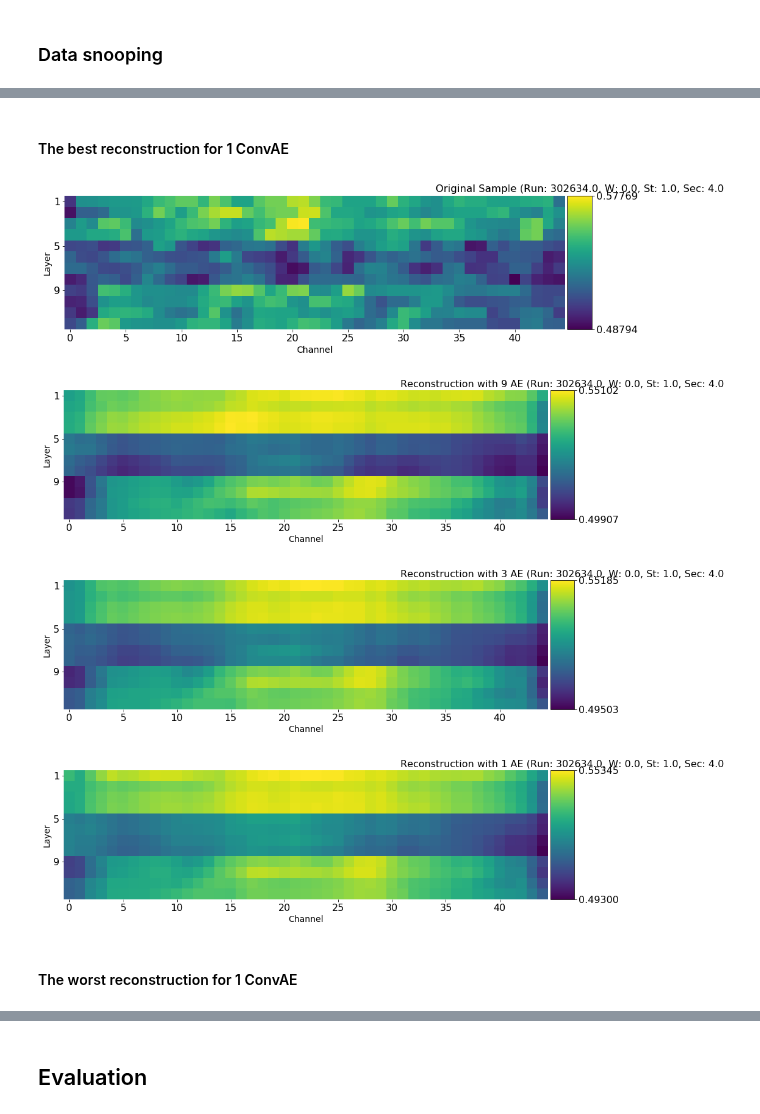
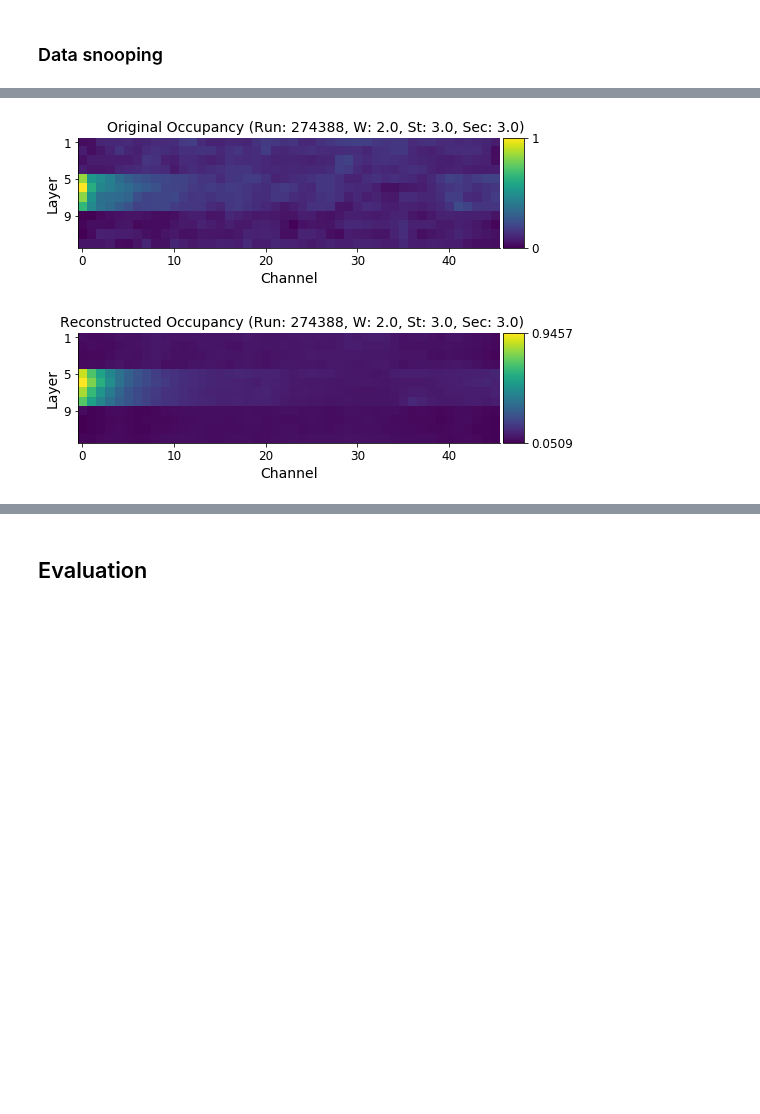
Before and after one commit to jang00777/DT-Digi-Occupancy, a Jupyter notebook: notebooks/autoencoders.ipynb, the cells around one changed output, grey strips where cells are left out. Drawn from its saved outputs; the diff is of its cells as text; code cells hidden in the pictures; blank space fills up the shorter version.

```diff
--- a/notebooks/autoencoders.ipynb
+++ b/notebooks/autoencoders.ipynb
@@ -667,2 +576,24 @@ Training for wheel -1 and 1 and station 3 with 644 samples.
+# %%
+autoencoders = ["Bottleneck", "Convolution", "Sparse", "Denoising"]
+# %%
+for name in autoencoders:
+    autoencoder = load_model("../model_keras/%s.h5" % name)
+
+    score = "score_%s" % name
+    decoded = "decoded_%s" % name
+    encoded = "encoded_%s" % name
+
+    decoded_imgs = autoencoder.predict(x_test).reshape(len(drift_tubes_chambers), 12, SAMPLE_SIZE)
+    mse = np.sum(np.sum((x_test.reshape(len(drift_tubes_chambers), 12, SAMPLE_SIZE) - decoded_imgs) ** 2,
+                        axis = 1),
+                 axis=1)
+
+    drift_tubes_chambers.loc[:, score] = mse
+    drift_tubes_chambers.loc[:, decoded] = pd.DataFrame(
+        {decoded: decoded_imgs.tolist()})
+
+    if name == "Bottleneck":
+        drift_tubes_chambers.loc[:, encoded] = pd.DataFrame(
+            {encoded: encoder_bottleneck.predict(x_test).reshape(-1, 3).tolist()})
 # %% [markdown]
 ### Data snooping
@@ -671,11 +599,0 @@ Let's take a look at some of the results.
-# %%
-def original_vs_reconstructed(show):
-    index = "(Run: %s, W: %s, St: %s, Sec: %s" % (show.run, show.wheel, show.station, show.sector)
-    title = "Original Sample %s" % index
-    plot_occupancy_hitmap(show.content_powered_scaled, title)
-    title = "Reconstruction with 9 AE %s" % index
-    plot_occupancy_hitmap(show.decoded_9_ae, title)
-    title = "Reconstruction with 3 AE %s" % index
-    plot_occupancy_hitmap(show.decoded_3_ae, title)
-    title = "Reconstruction with 1 AE %s" % index
-    plot_occupancy_hitmap(show.decoded_1_ae, title)
@@ -692,12 +600,11 @@ original_vs_reconstructed(drift_tubes_chambers[(drift_tubes_chambers["voltage_fa
-# %% [markdown]
-#### The best reconstruction for 1 ConvAE
+# %%
+def original_vs_reconstructed(show):
+    plot_occupancy_hitmap(show.content_scaled, get_title("Original", show))
+    plot_occupancy_hitmap(show.decoded_Denoising, get_title("Reconstructed", show))
 # %%
-original_vs_reconstructed(drift_tubes_chambers.sort_values('score_1_ae', ascending=1).iloc[0])
+# The best reconstruction
+original_vs_reconstructed(drift_tubes_chambers.sort_values('score_Denoising', ascending=1).iloc[0])
 # %% [output]
-[figure, old version]
+[figure, new version]
-[figure, old version]
+[figure, new version]
-[figure, removed]
-[figure, removed]
-# %% [markdown]
-#### The worst reconstruction  for 1 ConvAE
 # %%
```
Also changed, not shown: parts of 160 cells of this notebook, 2 other files.
